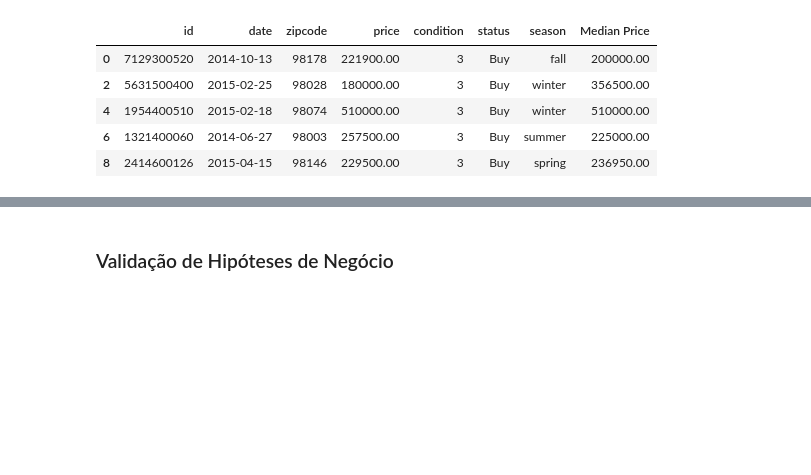
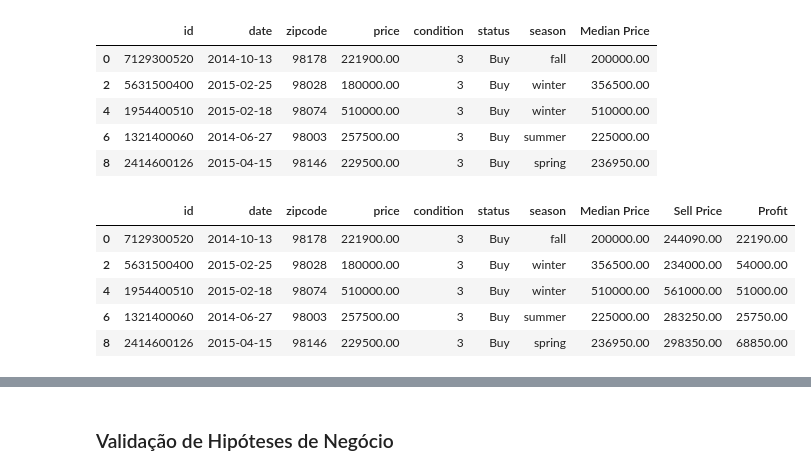
Before and after one commit to GustavoBarros11/house-rocket-insights-project, a Jupyter notebook: notebook.ipynb, the cells around one changed output, grey strips where cells are left out. Cells and saved outputs as stored; diff of their text form; code cells hidden in the pictures; blank space fills up the shorter version.

```diff
--- a/notebook.ipynb
+++ b/notebook.ipynb
@@ -337,8 +337,8 @@ def define_season_by_date(date):
     else:
         return np.NaN
 # %%
-df_rel2['season'] = df_rel2['date'].map(define_season_by_date)
-df_rel2.head()
+df_rep2['season'] = df_rep2['date'].map(define_season_by_date)
+df_rep2.head()
 # %% [output]
 |  | id | date | zipcode | price | Median Price | condition | status | season |
 | 0 | 7129300520 | 2014-10-13 | 98178 | 221900.00 | 275000.00 | 3 | Buy | fall |
@@ -353,7 +353,7 @@ array(['fall', 'winter', 'summer', 'spring'], dtype=object)
 # %% [markdown]
 Uma vez a coluna season criada, agora podemos criar os agrupamentos indexados pela região e respectiva season.
 # %%
-median_price_rel2 = df_rel2.groupby(['zipcode', 'season']).agg({'price':'median'}).rename(columns={'price': 'Median Price'})
+median_price_rel2 = df_rep2.groupby(['zipcode', 'season']).agg({'price':'median'}).rename(columns={'price': 'Median Price'})
 median_price_rel2.head(8)
 # %% [output]
 |  |  | Median Price |
@@ -367,14 +367,14 @@ median_price_rel2.head(8)
 |  | summer | 222000.00 |
 |  | winter | 169450.00 |
 # %%
-df_rel2.drop(columns='Median Price', inplace=True, axis=1)
-df_rel2.columns.values
+df_rep2.drop(columns='Median Price', inplace=True, axis=1)
+df_rep2.columns.values
 # %% [output]
 array(['id', 'date', 'zipcode', 'price', 'condition', 'status', 'season'],
       dtype=object)
 # %%
-df_rel2 = df_rel2.merge(median_price_rel2, how='left', right_index=True, left_on=['zipcode', 'season'])
-df_rel2.head()
+df_rep2 = df_rep2.merge(median_price_rel2, how='left', right_index=True, left_on=['zipcode', 'season'])
+df_rep2.head()
 # %% [output]
 |  | id | date | zipcode | price | condition | status | season | Median Price |
 | 0 | 7129300520 | 2014-10-13 | 98178 | 221900.00 | 3 | Buy | fall | 200000.00 |
@@ -383,6 +383,13 @@ df_rel2.head()
 | 6 | 1321400060 | 2014-06-27 | 98003 | 257500.00 | 3 | Buy | summer | 225000.00 |
 | 8 | 2414600126 | 2015-04-15 | 98146 | 229500.00 | 3 | Buy | spring | 236950.00 |
 # %%
-df_rel2['Sell Price'] = df_rel2.apply(lambda x: x['price'] * 1.3 if x['price'] < x['Median Price'] else x['price'] * 1.1, axis=1)
-df_rel2['Profit'] = df_rel2.apply()
-df_rel2.head()
+df_rep2['Sell Price'] = df_rep2.apply(lambda x: x['price'] * 1.3 if x['price'] < x['Median Price'] else x['price'] * 1.1, axis=1)
+df_rep2['Profit'] = df_rep2.apply(lambda x: (x['Sell Price'] - x['price']), axis=1)
+df_rep2.head()
+# %% [output]
+|  | id | date | zipcode | price | condition | status | season | Median Price | Sell Price | Profit |
+| 0 | 7129300520 | 2014-10-13 | 98178 | 221900.00 | 3 | Buy | fall | 200000.00 | 244090.00 | 22190.00 |
+| 2 | 5631500400 | 2015-02-25 | 98028 | 180000.00 | 3 | Buy | winter | 356500.00 | 234000.00 | 54000.00 |
+| 4 | 1954400510 | 2015-02-18 | 98074 | 510000.00 | 3 | Buy | winter | 510000.00 | 561000.00 | 51000.00 |
+| 6 | 1321400060 | 2014-06-27 | 98003 | 257500.00 | 3 | Buy | summer | 225000.00 | 283250.00 | 25750.00 |
+| 8 | 2414600126 | 2015-04-15 | 98146 | 229500.00 | 3 | Buy | spring | 236950.00 | 298350.00 | 68850.00 |
```
Also changed, not shown: parts of 11 cells of this notebook.
